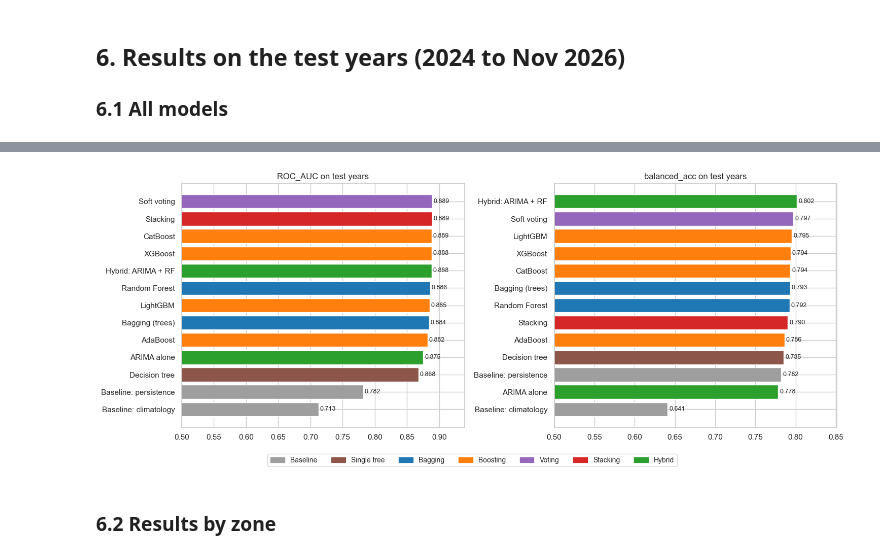
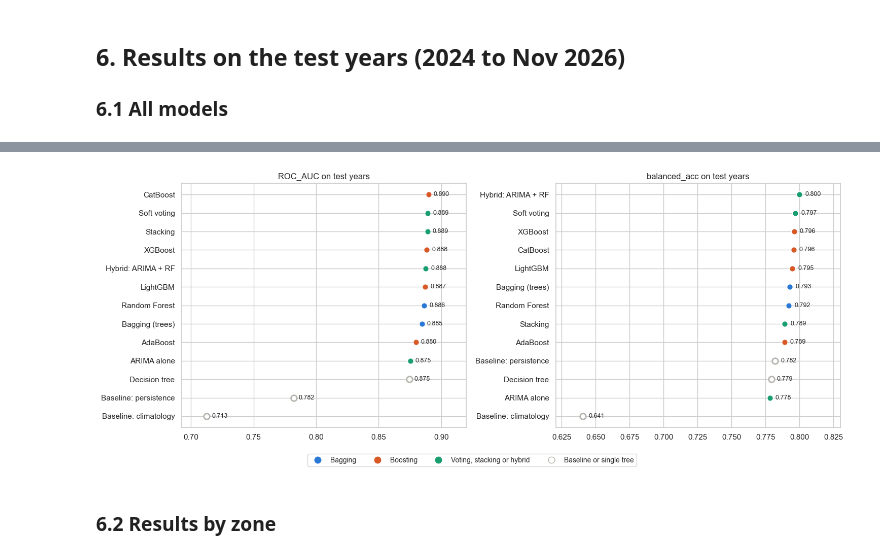
Before and after one commit to AdithaBuwaneka/224220D-SL-Rain-Ensemble-Dashboard, a Jupyter notebook: 224220D_Wimalasuriya_AGAB_SL_Rain_Ensemble.ipynb, the cells around one changed output, grey strips where cells are left out. Saved outputs shown, nothing was run; the diff lists cells and outputs as text; code cells hidden in the pictures.

```diff
--- a/224220D_Wimalasuriya_AGAB_SL_Rain_Ensemble.ipynb
+++ b/224220D_Wimalasuriya_AGAB_SL_Rain_Ensemble.ipynb
@@ -128,7 +131,7 @@ tr = raw[raw.date <= TRAIN_END]
 annual = tr.groupby(["city", tr.date.dt.year]).precipitation_sum.sum().groupby("city").mean().sort_values(ascending=False)
 def zone_of(mm): return "Wet" if mm > 2500 else ("Intermediate" if mm >= 1750 else "Dry")
 ZONE = annual.apply(zone_of).to_dict()
-ZONE_COLORS = {"Wet": "#1f77b4", "Intermediate": "#2ca02c", "Dry": "#d62728"}
+ZONE_COLORS = {"Wet": "#2a78d6", "Intermediate": "#199e70", "Dry": "#d95926"}
 
 fig, ax = plt.subplots(1, 2, figsize=(14, 4.5), gridspec_kw={"width_ratios": [2, 1]})
 ax[0].bar(annual.index, annual.values, color=[ZONE_COLORS[ZONE[c]] for c in annual.index])
@@ -406,7 +431,9 @@ from xgboost import XGBClassifier
 from lightgbm import LGBMClassifier
 from catboost import CatBoostClassifier
 
+GRIDS = {}
 def tune(name, group, make, grid):
+    GRIDS[name] = grid
     best = None
     t0 = time.time()
     for params in ParameterGrid(grid):
@@ -421,26 +448,26 @@ def tune(name, group, make, grid):
 MODELS = {}
 MODELS["Decision tree"] = tune("Decision tree", "Single tree",
     lambda **p: DecisionTreeClassifier(random_state=RANDOM_STATE, **p),
-    {"max_depth": [4, 6, 8, 10], "min_samples_leaf": [20, 50]})
+    {"criterion": ["gini", "entropy"], "max_depth": [4, 6, 8, 10, 12], "min_samples_leaf": [20, 50, 100, 200]})
 MODELS["Bagging (trees)"] = tune("Bagging (trees)", "Bagging",
     lambda **p: BaggingClassifier(DecisionTreeClassifier(min_samples_leaf=5), n_estimators=100, n_jobs=-1,
                                   random_state=RANDOM_STATE, **p),
-    {"max_samples": [0.5, 1.0]})
+    {"max_samples": [0.25, 0.5, 1.0]})
 MODELS["Random Forest"] = tune("Random Forest", "Bagging",
     lambda **p: RandomForestClassifier(n_estimators=300, n_jobs=-1, random_state=RANDOM_STATE, **p),
-    {"max_depth": [None, 15], "min_samples_leaf": [1, 5], "max_features": ["sqrt", 0.5]})
+    {"max_depth": [10, 15, None], "min_samples_leaf": [1, 5, 10], "max_features": ["log2", "sqrt", 0.5]})
 MODELS["AdaBoost"] = tune("AdaBoost", "Boosting",
     lambda **p: AdaBoostClassifier(random_state=RANDOM_STATE, **p),
-    {"n_estimators": [300], "learning_rate": [0.5, 1.0]})
+    {"n_estimators": [300], "learning_rate": [0.5, 1.0, 1.5]})
 MODELS["XGBoost"] = tune("XGBoost", "Boosting",
     lambda **p: XGBClassifier(n_estimators=400, subsample=0.8, colsample_bytree=0.8, eval_metric="logloss",
                               n_jobs=-1, random_state=RANDOM_STATE, **p),
-    {"learning_rate": [0.05, 0.1], "max_depth": [4, 6]})
+    {"learning_rate": [0.02, 0.05, 0.1], "max_depth": [3, 4, 6]})
 MODELS["LightGBM"] = tune("LightGBM", "Boosting",
     lambda **p: LGBMClassifier(n_estimators=400, subsample=0.8, subsample_freq=1, colsample_bytree=0.8,
                                random_state=RANDOM_STATE, verbose=-1, **p),
-    {"learning_rate": [0.05, 0.1], "num_leaves": [31, 63]})
+    {"learning_rate": [0.02, 0.05, 0.1], "num_leaves": [15, 31, 63]})
 MODELS["CatBoost"] = tune("CatBoost", "Boosting",
     lambda **p: CatBoostClassifier(allow_writing_files=False, iterations=500, verbose=0, random_seed=RANDOM_STATE, thread_count=-1, **p),
-    {"learning_rate": [0.05, 0.1], "depth": [4, 6]})
+    {"learning_rate": [0.02, 0.05, 0.1], "depth": [4, 6, 8]})
 # %% [output]
@@ -477,7 +542,7 @@ SIZES = [1, 2, 5, 10, 20, 30, 50, 75, 100, 150, 200, 250, 300]
 curve = pd.DataFrame({"validation 2022-2023": tree_curve(Xva, yva, SIZES), "test 2024-2026": tree_curve(Xte, yte, SIZES)},
                      index=pd.Index(SIZES, name="number of trees"))
 fig, ax = plt.subplots(figsize=(9, 4.5))
-for c, col in zip(curve.columns, ["#1f77b4", "#d62728"]):
+for c, col in zip(curve.columns, PALETTE[:2]):
     ax.plot(curve.index, curve[c], marker="o", color=col, label=c)
 ax.axhline(RESULTS["Decision tree"]["ROC_AUC"], ls="--", color="grey", label="single tuned decision tree (test)")
 ax.set_xscale("log"); ax.set_xticks(SIZES); ax.set_xticklabels(SIZES)
@@ -579,19 +732,29 @@ res.loc[order].style.format({c: "{:.3f}" for c in ["accuracy", "balanced_acc", "
 | Baseline: persistence | Baseline | 0.795 | 0.782 | 0.834 | 0.782 | 0.205 | - |
 | Baseline: climatology | Baseline | 0.672 | 0.641 | 0.745 | 0.713 | 0.204 | - |
 # %%
-GROUP_COLORS = {"Baseline": "#9e9e9e", "Single tree": "#8c564b", "Bagging": "#1f77b4", "Boosting": "#ff7f0e",
-                "Voting": "#9467bd", "Stacking": "#d62728", "Hybrid": "#2ca02c"}
+# a dot plot, not bars: the scores are close together, and bars that do not start at 0 would exaggerate the gaps
+FAMILY = {"Baseline": "Baseline or single tree", "Single tree": "Baseline or single tree", "Bagging": "Bagging",
+          "Boosting": "Boosting", "Voting": "Voting, stacking or hybrid", "Stacking": "Voting, stacking or hybrid",
+          "Hybrid": "Voting, stacking or hybrid"}
+FAMILY_COLORS = {"Bagging": PALETTE[0], "Boosting": PALETTE[1], "Voting, stacking or hybrid": PALETTE[2],
+                 "Baseline or single tree": "#b5b4ad"}
 fig, ax = plt.subplots(1, 2, figsize=(15, 6))
-for a, metric, lo in [(ax[0], "ROC_AUC", 0.5), (ax[1], "balanced_acc", 0.5)]:
+for a, metric in [(ax[0], "ROC_AUC"), (ax[1], "balanced_acc")]:
     r = res[metric].dropna().sort_values()
-    a.barh(r.index, r.values, color=[GROUP_COLORS[res.loc[i, "group"]] for i in r.index])
-    for i, v in enumerate(r.values): a.text(v + 0.002, i, f"{v:.3f}", va="center", fontsize=9)
-    a.set_xlim(lo, min(1, r.max() + 0.05)); a.set_title(f"{metric} on test years")
-from matplotlib.patches import Patch
-fig.legend(handles=[Patch(color=c, label=g) for g, c in GROUP_COLORS.items()], loc="lower center", ncol=7, fontsize=10)
+    for i, (name, v) in enumerate(r.items()):
+        fam = FAMILY[res.loc[name, "group"]]
+        hollow = fam == "Baseline or single tree"
+        a.scatter(v, i, s=70, zorder=3, color="white" if hollow else FAMILY_COLORS[fam],
+                  edgecolor=FAMILY_COLORS[fam] if hollow else "white", linewidth=2 if hollow else 1)
+        a.text(v + 0.004, i, f"{v:.3f}", va="center", fontsize=9)
+    a.set_yticks(range(len(r))); a.set_yticklabels(r.index); a.set_title(f"{metric} on test years")
+    a.set_xlim(r.min() - 0.02, r.max() + 0.03)
+from matplotlib.lines import Line2D
+fig.legend(handles=[Line2D([], [], marker="o", ls="", markersize=9, markerfacecolor="white" if f.startswith("Baseline") else c,
+                           markeredgecolor=c, label=f) for f, c in FAMILY_COLORS.items()], loc="lower center", ncol=4, fontsize=10)
 plt.tight_layout(rect=[0, 0.06, 1, 1]); plt.savefig("images/model_comparison.png", dpi=120, bbox_inches="tight"); plt.show()
 # %% [output]
-[figure, old version]
+[figure, new version]
 # %% [markdown]
 ### 6.2 Results by zone
 # %%
```
Also changed, not shown: parts of 42 cells of this notebook, 14 other files.
